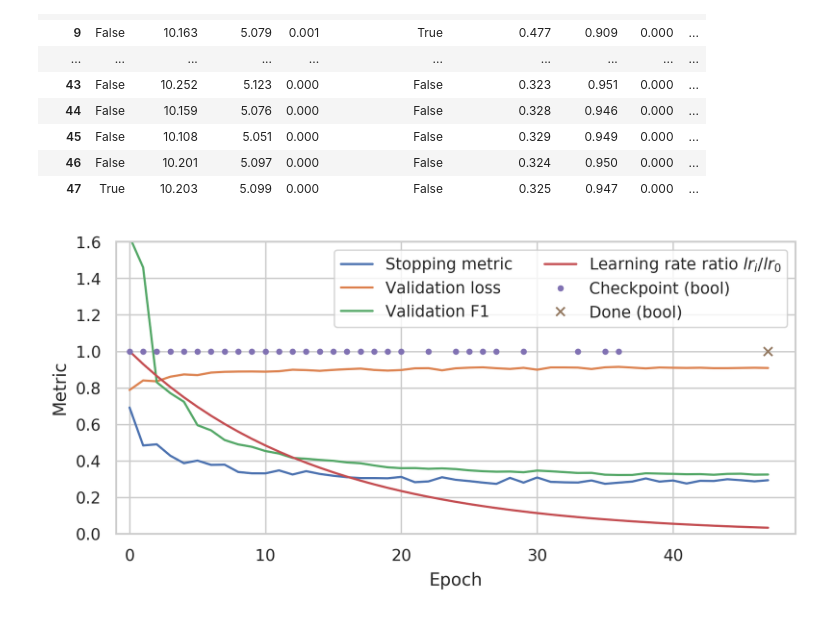
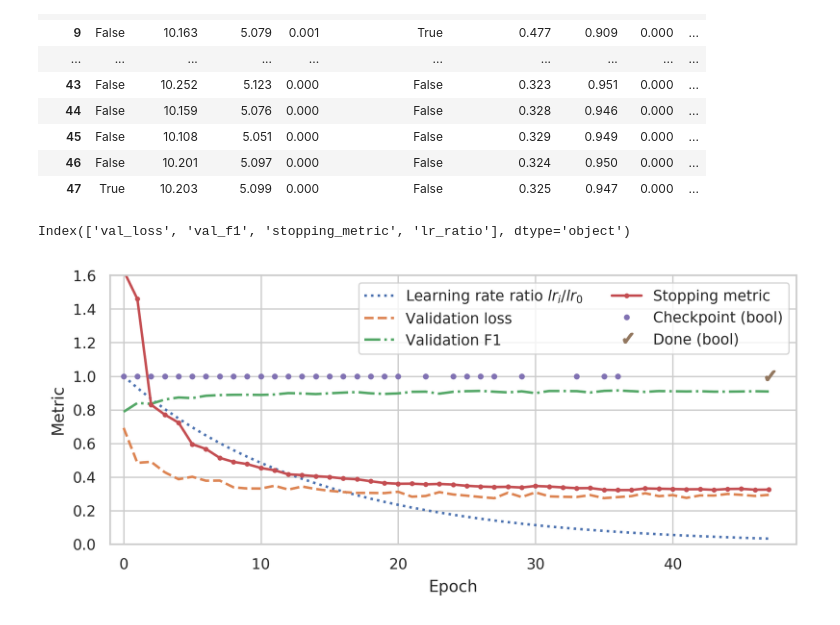
Before and after one commit to WhistleLabs/FilterNet, a Jupyter notebook: Filternet Paper - plot training history example.ipynb, the cells around one changed output. Drawn from its saved outputs; the diff is of its cells as text; code cells hidden in the pictures.

```diff
--- a/Filternet Paper - plot training history example.ipynb
+++ b/Filternet Paper - plot training history example.ipynb
@@ -86,37 +84,49 @@ df
 | 45 | False | 10.108 | 5.051 | 0.000 | False | 0.329 | 0.949 | 0.000 | ... |
 | 46 | False | 10.201 | 5.097 | 0.000 | False | 0.324 | 0.950 | 0.000 | ... |
 | 47 | True | 10.203 | 5.099 | 0.000 | False | 0.325 | 0.947 | 0.000 | ... |
+# %%
+ddf.columns
+# %% [output]
+Index(['val_loss', 'val_f1', 'stopping_metric', 'lr_ratio'], dtype='object')
 # %%
 ###
 # Plot for paper
 
-figure(figsize=[6, 3], dpi=300)
+figure(figsize=[6.5, 3.0], dpi=300)
 ax = gca()
-ddf = df.loc[:, ["val_loss", "val_f1","stopping_metric", ]]
+ddf = df.loc[:, ["val_loss", "val_f1", "stopping_metric",]]
 ddf["lr_ratio"] = 1.0 * 0.93 ** ddf.index
 ddf2 = df.loc[:, ["should_checkpoint", "done"]].astype(float)
-ddf.plot(ax=ax)
-ddf2.should_checkpoint[ddf2.should_checkpoint.astype(bool)].plot(style=".", ax=ax)
-ddf2.done[ddf2.done.astype(bool)].plot(style="x", ax=ax)
+# ddf.plot(ax=ax)
+ddf.lr_ratio.plot(linewidth=1.5, linestyle="dotted")  # style=".", markersize=4,
+ddf.val_loss.plot(linewidth=1.5, linestyle="dashed")  # marker=3, markersize=3,
+ddf.val_f1.plot(linewidth=1.5, linestyle="dashdot")  # marker=2, markersize=3,
+ddf.stopping_metric.plot(marker=".", markersize=4, linewidth=1.5, linestyle="-")
+ddf2.should_checkpoint[ddf2.should_checkpoint.astype(bool)].plot(
+    marker=".", markersize=5, linestyle="", ax=ax
+)
+ddf2.done[ddf2.done.astype(bool)].plot(
+    marker="$\checkmark$", ax=ax, linestyle="", markersize=7
+)
 xlim([-1, df.index.max() + 2])
 ylim([0, 1.6])
 legend(
     [
-        "Stopping metric",
+        "Learning rate ratio $lr_i$/$lr_0$",
         "Validation loss",
         "Validation F1",
-        "Learning rate ratio $lr_i$/$lr_0$",
+        "Stopping metric",
         "Checkpoint (bool)",
         "Done (bool)",
     ],
-    ncol=2
+    ncol=2,
 )
 # title("Example Training History")
 ylabel("Metric")
 xlabel("Epoch")
 tight_layout()
-plt.savefig('training_history.png')
+plt.savefig("training_history.png")
 plt.show()
 pass
 # %% [output]
-[figure, old version]
+[figure, new version]
```
Also changed, not shown: parts of 1 cell of this notebook, 3 other files.
